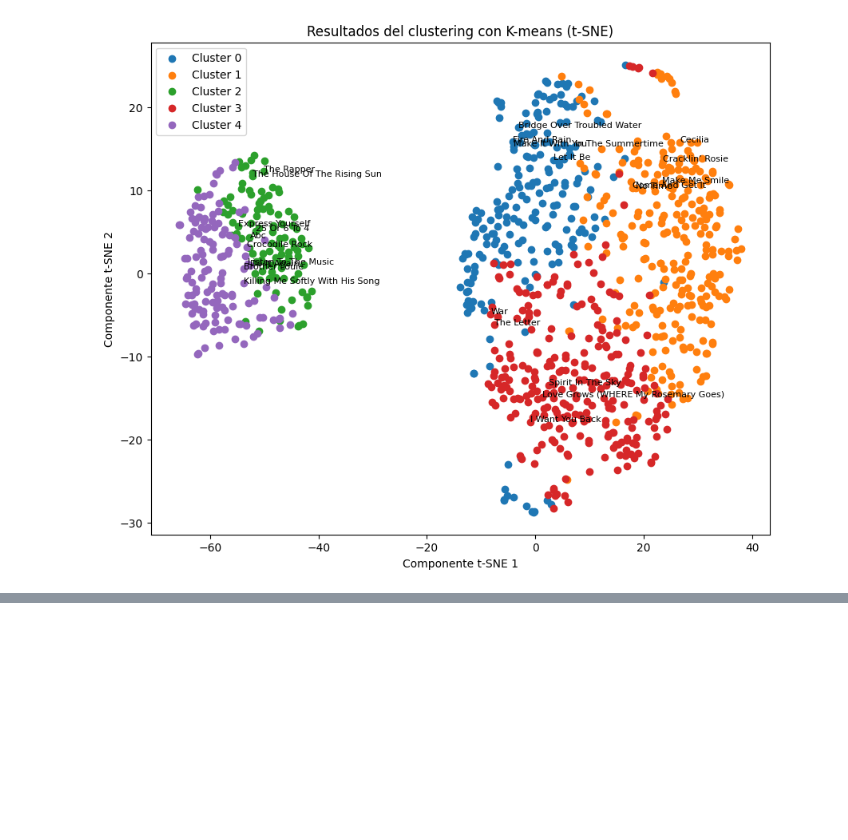
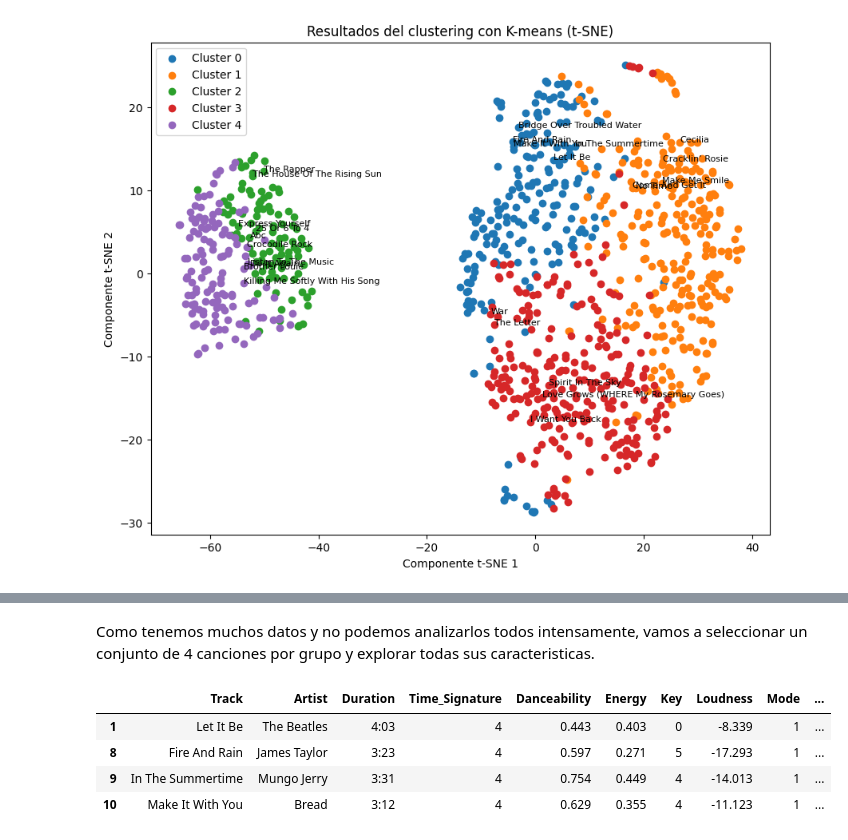
Before and after one commit to nachoperna/Fundamentos-de-la-Ciencia-de-Datos, a Jupyter notebook: TPE/tpe.ipynb, the cells around one changed output, grey strips where cells are left out. Saved outputs shown, nothing was run; the diff lists cells and outputs as text; code cells hidden in the pictures; blank space fills up the shorter version.

Commit message:
acomodo de codigo y explicacion de reduccion de dimensionalidad y clustering

```diff
--- a/TPE/tpe.ipynb
+++ b/TPE/tpe.ipynb
@@ -1407,0 +1426,13 @@ Cluster 4:
+# %% [markdown]
+Como tenemos muchos datos y no podemos analizarlos todos intensamente, vamos a seleccionar un conjunto de 4 canciones por grupo y explorar todas sus caracteristicas.
+# %%
+# Lista de tracks cluster 0
+tracksC0 = ['Let It Be', 'Fire And Rain', 'In The Summertime', 'Make It With You']
+
+raw_covers[raw_covers['Track'].isin(tracksC0)]
+# %% [output]
+|  | Track | Artist | Duration | Time_Signature | Danceability | Energy | Key | Loudness | Mode | ... |
+| 1 | Let It Be | The Beatles | 4:03 | 4 | 0.443 | 0.403 | 0 | -8.339 | 1 | ... |
+| 8 | Fire And Rain | James Taylor | 3:23 | 4 | 0.597 | 0.271 | 5 | -17.293 | 1 | ... |
+| 9 | In The Summertime | Mungo Jerry | 3:31 | 4 | 0.754 | 0.449 | 4 | -14.013 | 1 | ... |
+| 10 | Make It With You | Bread | 3:12 | 4 | 0.629 | 0.355 | 4 | -11.123 | 1 | ... |
```
Also changed, not shown: parts of 31 cells of this notebook.
